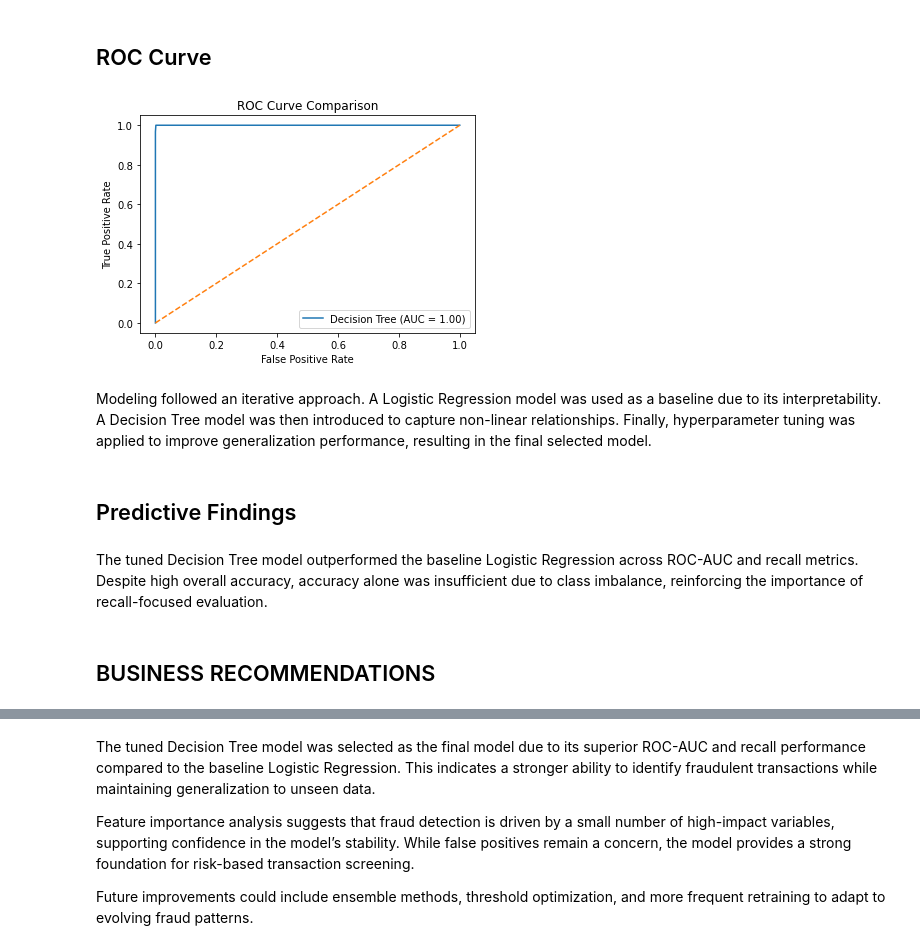
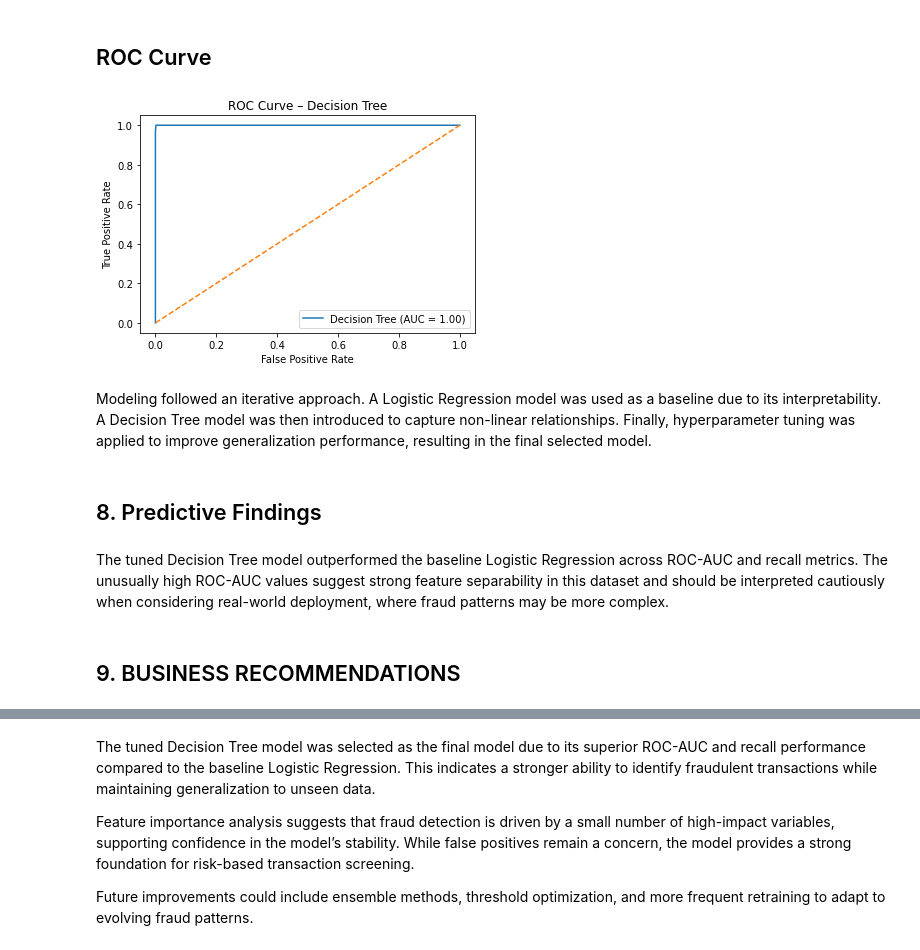
Before and after one commit to megmondia-spec/Predictive-Fraud-Analytics, a Jupyter notebook: notebook.ipynb, the cells around one changed output, grey strips where cells are left out. Saved outputs shown, nothing was run; the diff lists cells and outputs as text; code cells hidden in the pictures.

```diff
--- a/notebook.ipynb
+++ b/notebook.ipynb
@@ -241,15 +243,6 @@ X_train.shape
 X_test.shape
 # %% [output]
 (2000, 8)
-# %%
-
-numeric_cols = ['amount', 'transaction_hour', 'device_trust_score',
-                'velocity_last_24h', 'cardholder_age']
-
-scaler = StandardScaler()
-
-X_train[numeric_cols] = scaler.fit_transform(X_train[numeric_cols])
-X_test[numeric_cols] = scaler.transform(X_test[numeric_cols])
 # %% [markdown]
 ## Preprocessing
 # %%
@@ -425,23 +439,23 @@ ROC-AUC (Decision Tree): 0.9999746192893402
 # %%
 fpr_dt, tpr_dt, _ = roc_curve(y_test, y_prob_dt)
 
 plt.figure()
 plt.plot(fpr_dt, tpr_dt, label=f"Decision Tree (AUC = {roc_auc_dt:.2f})")
 plt.plot([0, 1], [0, 1], linestyle="--")
 plt.xlabel("False Positive Rate")
 plt.ylabel("True Positive Rate")
-plt.title("ROC Curve Comparison")
+plt.title("ROC Curve – Decision Tree")
 plt.legend()
 plt.show()
 # %% [output]
-[figure, old version]
+[figure, new version]
 # %% [markdown]
 Modeling followed an iterative approach. A Logistic Regression model was used as a baseline due to its interpretability. A Decision Tree model was then introduced to capture non-linear relationships. Finally, hyperparameter tuning was applied to improve generalization performance, resulting in the final selected model.
 # %% [markdown]
-## Predictive Findings
+## 8. Predictive Findings
-# %% [markdown]
-The tuned Decision Tree model outperformed the baseline Logistic Regression across ROC-AUC and recall metrics. Despite high overall accuracy, accuracy alone was insufficient due to class imbalance, reinforcing the importance of recall-focused evaluation.
+# %% [markdown]
+The tuned Decision Tree model outperformed the baseline Logistic Regression across ROC-AUC and recall metrics. The unusually high ROC-AUC values suggest strong feature separability in this dataset and should be interpreted cautiously when considering real-world deployment, where fraud patterns may be more complex.
 # %% [markdown]
-## BUSINESS RECOMMENDATIONS
+## 9. BUSINESS RECOMMENDATIONS
 # %% [markdown]
 The model is most useful in real-time transaction screening scenarios where immediate action can be taken. It is less appropriate for historical auditing where latency is not a concern. The business can use predicted fraud probabilities to flag the top 1–2% of transactions for review or additional authentication. Adjusting transaction thresholds during high-risk periods may further reduce fraud losses.
```
Also changed, not shown: parts of 11 cells of this notebook.
